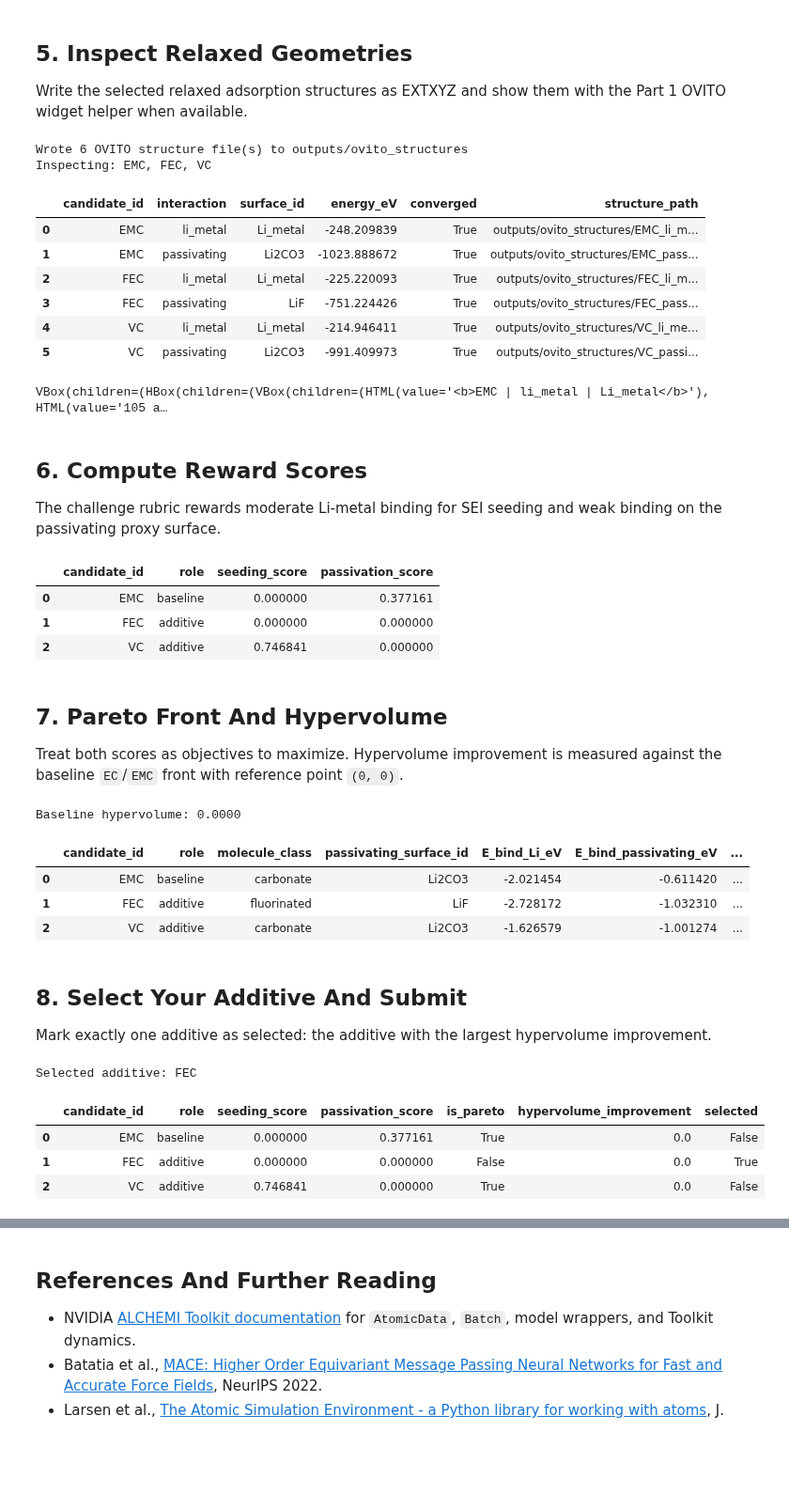
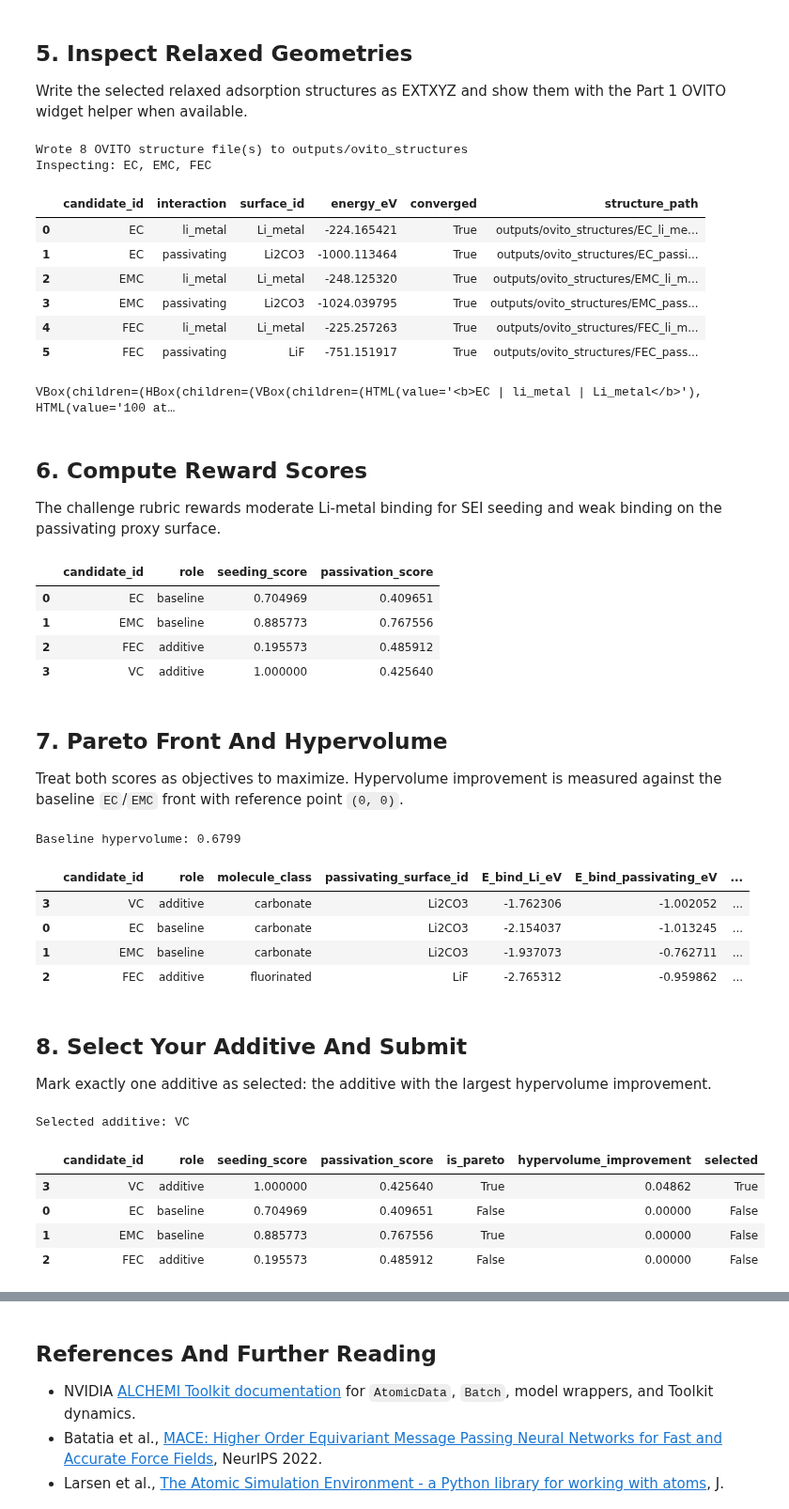
Before and after one commit to openhackathons-org/ALCHEMI-Bootcamp, a Jupyter notebook: challenge-sei/sei-pareto-challenge-solution.ipynb, the cells around one changed output, grey strips where cells are left out. Shown at 94% size. Cells and saved outputs as stored; diff of their text form; code cells hidden in the pictures; blank space fills up the shorter version.

Commit message:
save notebooks with rendered outputs

```diff
--- a/challenge-sei/sei-pareto-challenge-solution.ipynb
+++ b/challenge-sei/sei-pareto-challenge-solution.ipynb
@@ -24,7 +24,6 @@ SOLUTION_SETTINGS = {
     "surface_height_tolerance_A": 1.2,
     "gas_box_A": 20.0,
     "adsorption_site_limit": 3,
-    "adsorption_azimuth_angles_deg": (0.0,),
     "max_surface_displacement_A": 1.5,
     "frozen_surface_fraction": 0.5,
 }
@@ -36,6 +35,8 @@ EXAMPLE_SYSTEMS = (
     ("VC", "passivating"),
     ("EMC", "li_metal"),
     ("EMC", "passivating"),
+    ("EC", "li_metal"),
+    ("EC", "passivating"),
 )
 
 OUTPUT_DIR = Path("outputs")
@@ -230,7 +233,6 @@ print(f"Step 3 - pipeline outputs: {sorted(MODEL.model_config.active_outputs)};
 # Step 6 - the engine object the rest of the workflow consumes.
 RELAXATION_ENGINE = StepByStepRelaxationEngine(
     model=MODEL, device=DEVICE, dtype=DTYPE, checkpoint=TOOLKIT_CHECKPOINT,
-    cache_dir=(OUTPUT_DIR / "cache_json").as_posix(),
     dt=TOOLKIT_DT, n_steps=TOOLKIT_N_STEPS, fmax=TOOLKIT_FMAX,
     maxstep=TOOLKIT_FIRE2_MAXSTEP,
 )
@@ -433,16 +430,16 @@ except Exception as exc:
     print(f"OVITO widget display unavailable: {type(exc).__name__}: {exc}")
     display(inspection_df[["candidate_id", "interaction", "surface_id", "structure_path"]])
 # %% [output]
-Wrote 6 OVITO structure file(s) to outputs/ovito_structures
-Inspecting: EMC, FEC, VC
+Wrote 8 OVITO structure file(s) to outputs/ovito_structures
+Inspecting: EC, EMC, FEC
 |  | candidate_id | interaction | surface_id | energy_eV | converged | structure_path |
-| 0 | EMC | li_metal | Li_metal | -248.209839 | True | outputs/ovito_structures/EMC_li_m... |
-| 1 | EMC | passivating | Li2CO3 | -1023.888672 | True | outputs/ovito_structures/EMC_pass... |
-| 2 | FEC | li_metal | Li_metal | -225.220093 | True | outputs/ovito_structures/FEC_li_m... |
-| 3 | FEC | passivating | LiF | -751.224426 | True | outputs/ovito_structures/FEC_pass... |
-| 4 | VC | li_metal | Li_metal | -214.946411 | True | outputs/ovito_structures/VC_li_me... |
-| 5 | VC | passivating | Li2CO3 | -991.409973 | True | outputs/ovito_structures/VC_passi... |
+| 0 | EC | li_metal | Li_metal | -224.165421 | True | outputs/ovito_structures/EC_li_me... |
+| 1 | EC | passivating | Li2CO3 | -1000.113464 | True | outputs/ovito_structures/EC_passi... |
+| 2 | EMC | li_metal | Li_metal | -248.125320 | True | outputs/ovito_structures/EMC_li_m... |
+| 3 | EMC | passivating | Li2CO3 | -1024.039795 | True | outputs/ovito_structures/EMC_pass... |
+| 4 | FEC | li_metal | Li_metal | -225.257263 | True | outputs/ovito_structures/FEC_li_m... |
+| 5 | FEC | passivating | LiF | -751.151917 | True | outputs/ovito_structures/FEC_pass... |
-VBox(children=(HBox(children=(VBox(children=(HTML(value='<b>EMC | li_metal | Li_metal</b>'), HTML(value='105 a…
+VBox(children=(HBox(children=(VBox(children=(HTML(value='<b>EC | li_metal | Li_metal</b>'), HTML(value='100 at…
 # %% [markdown]
 ## 6. Compute Reward Scores
 
@@ -455,9 +452,10 @@ scored_df["passivation_score"] = scored_df["E_bind_passivating_eV"].map(passivat
 display(scored_df[["candidate_id", "role", "seeding_score", "passivation_score"]])
 # %% [output]
 |  | candidate_id | role | seeding_score | passivation_score |
-| 0 | EMC | baseline | 0.000000 | 0.377161 |
-| 1 | FEC | additive | 0.000000 | 0.000000 |
-| 2 | VC | additive | 0.746841 | 0.000000 |
+| 0 | EC | baseline | 0.704969 | 0.409651 |
+| 1 | EMC | baseline | 0.885773 | 0.767556 |
+| 2 | FEC | additive | 0.195573 | 0.485912 |
+| 3 | VC | additive | 1.000000 | 0.425640 |
 # %% [markdown]
 ## 7. Pareto Front And Hypervolume
 
@@ -482,11 +480,12 @@ final_df["hypervolume_improvement"] = [
 print(f"Baseline hypervolume: {baseline_hv:.4f}")
 display(final_df.sort_values("hypervolume_improvement", ascending=False))
 # %% [output]
-Baseline hypervolume: 0.0000
+Baseline hypervolume: 0.6799
 |  | candidate_id | role | molecule_class | passivating_surface_id | E_bind_Li_eV | E_bind_passivating_eV | ... |
-| 0 | EMC | baseline | carbonate | Li2CO3 | -2.021454 | -0.611420 | ... |
-| 1 | FEC | additive | fluorinated | LiF | -2.728172 | -1.032310 | ... |
-| 2 | VC | additive | carbonate | Li2CO3 | -1.626579 | -1.001274 | ... |
+| 3 | VC | additive | carbonate | Li2CO3 | -1.762306 | -1.002052 | ... |
+| 0 | EC | baseline | carbonate | Li2CO3 | -2.154037 | -1.013245 | ... |
+| 1 | EMC | baseline | carbonate | Li2CO3 | -1.937073 | -0.762711 | ... |
+| 2 | FEC | additive | fluorinated | LiF | -2.765312 | -0.959862 | ... |
 # %% [markdown]
 ## 8. Select Your Additive And Submit
 
@@ -494,27 +493,34 @@ Mark exactly one additive as selected: the additive with the largest hypervolume
 # %%
 submission = final_df.copy()
 additives = submission[submission["role"].eq("additive")].copy()
 if additives.empty:
     raise RuntimeError("No additive rows are available to select.")
 
+# Rank additives by hypervolume improvement, then by non-dominated (is_pareto);
+# a stable sort keeps the choice deterministic.
 selected_id = (
     additives
-    .sort_values(["hypervolume_improvement", "candidate_id"], ascending=[False, True])
+    .sort_values(
+        ["hypervolume_improvement", "is_pareto"],
+        ascending=[False, False],
+        kind="stable",
+    )
     .iloc[0]["candidate_id"]
 )
 submission["selected"] = submission["candidate_id"].eq(selected_id)
 
 print(f"Selected additive: {selected_id}")
 display(submission[[
     "candidate_id", "role", "seeding_score", "passivation_score",
     "is_pareto", "hypervolume_improvement", "selected",
 ]].sort_values("hypervolume_improvement", ascending=False))
 # %% [output]
-Selected additive: FEC
+Selected additive: VC
 |  | candidate_id | role | seeding_score | passivation_score | is_pareto | hypervolume_improvement | selected |
-| 0 | EMC | baseline | 0.000000 | 0.377161 | True | 0.0 | False |
-| 1 | FEC | additive | 0.000000 | 0.000000 | False | 0.0 | True |
-| 2 | VC | additive | 0.746841 | 0.000000 | True | 0.0 | False |
+| 3 | VC | additive | 1.000000 | 0.425640 | True | 0.04862 | True |
+| 0 | EC | baseline | 0.704969 | 0.409651 | False | 0.00000 | False |
+| 1 | EMC | baseline | 0.885773 | 0.767556 | True | 0.00000 | False |
+| 2 | FEC | additive | 0.195573 | 0.485912 | False | 0.00000 | False |
 # %%
 required_columns = [
     "candidate_id", "role", "molecule_class", "passivating_surface_id",
```
Also changed, not shown: parts of 5 cells of this notebook, 2 other files.
